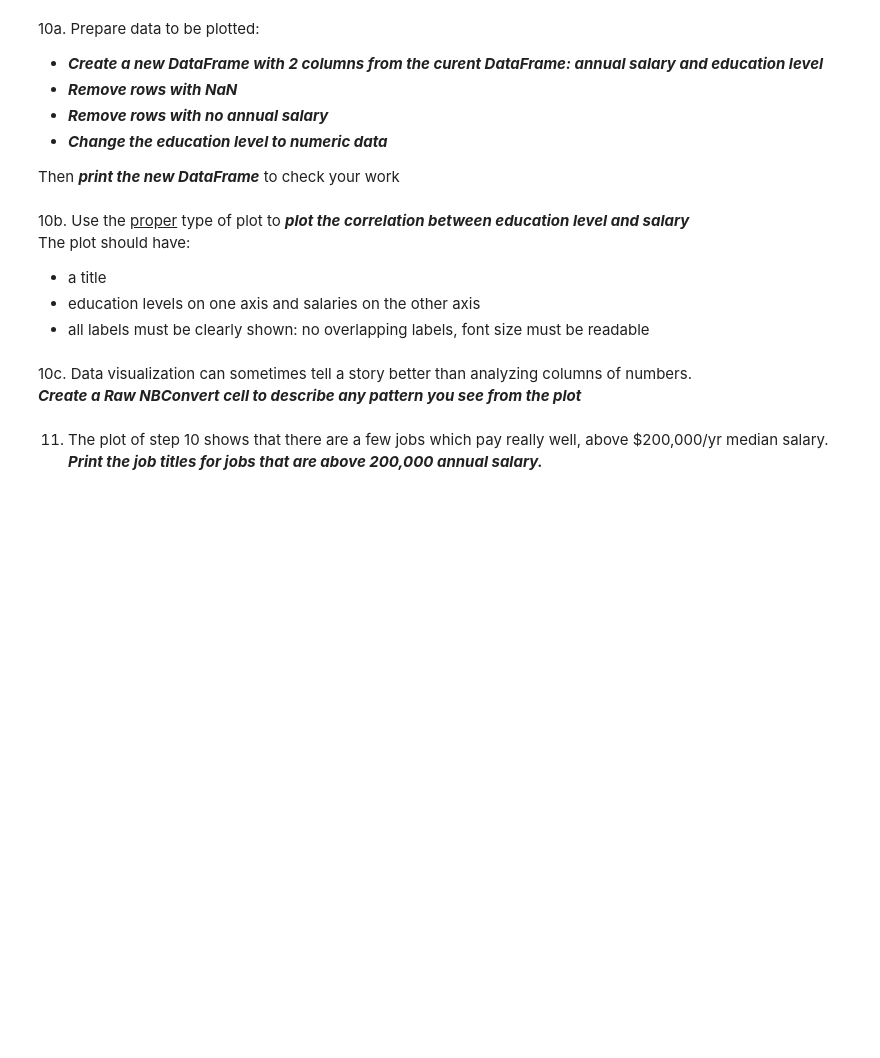
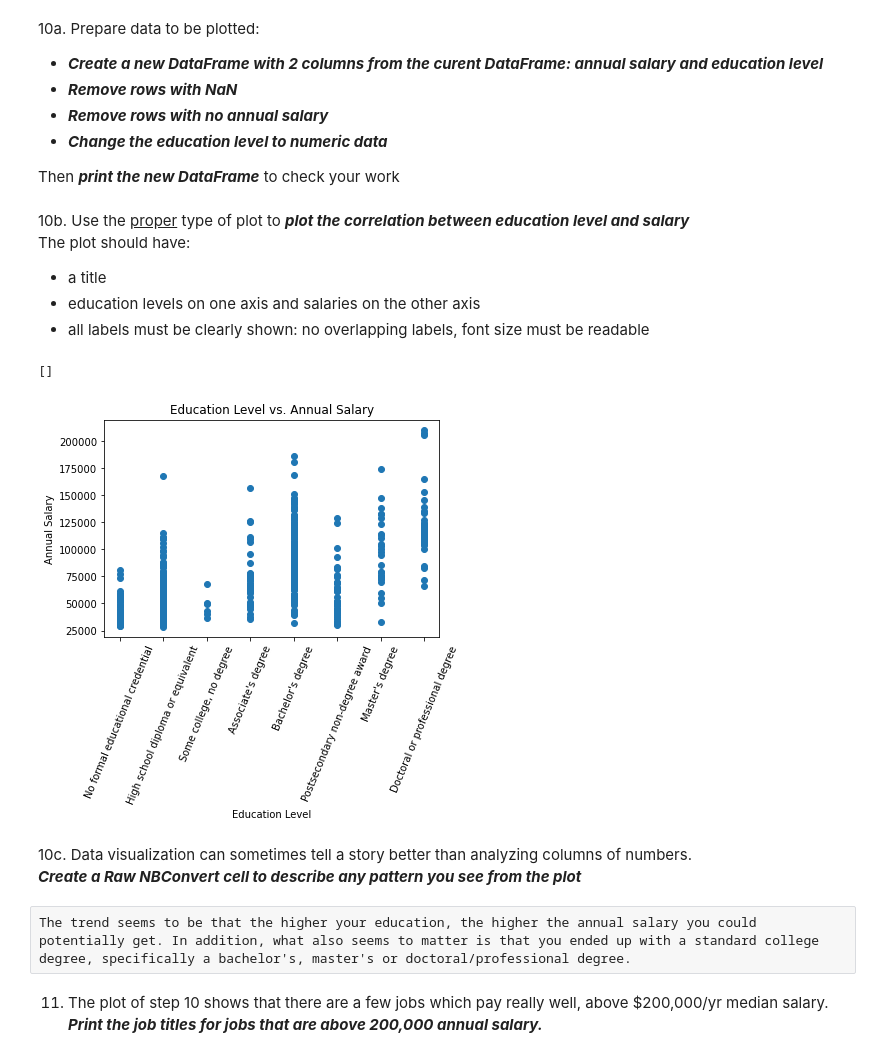
Before and after one commit to Pratyush-Shanbhag/Introduction_To_Data_Science, a Jupyter notebook: Lab_2/lab2.ipynb, the cells around one changed output. Drawn from its saved outputs; the diff is of its cells as text; code cells hidden in the pictures; blank space fills up the shorter version.

```diff
--- a/Lab_2/lab2.ipynb
+++ b/Lab_2/lab2.ipynb
@@ -193,3 +193,9 @@ Legislators, Advertising and Promotions Managers`
 _You only need to show 1 level of education for the lab, but feel free to change to other levels to see what jobs are at other levels_
 # %%
 print("Jobs requiring a Bachelor's degree:")
+df_b_job = data.loc[data["education"] == "Bachelor's degree"]["title"].unique()
+for i in range(np.shape(df_b_job)[0]):
+    if i%2 == 0:
+        print(f"{df_b_job[i]}, ", end="")
+    else:
+        print(df_b_job[i])
@@ -200,3 +224,6 @@ Some of the rows have an hourly pay but no annual pay. We want to calculate the
 
 9a. ***Show the index of the rows with no annual pay but have hourly pay.***<br>
 A pay value of 0 means that there is no data.
+# %%
+indices = np.where(data["annual"] == 0)
+indices
@@ -205,6 +242,9 @@ A pay value of 0 means that there is no data.
 Then ***print the annual pay of those rows***
 
 The annual pay = hourly pay * 40 * 52
+# %%
+for i in indices:
+    data.loc[i, "annual"] = data.loc[i, "hour"] * 40 * 52
 # %% [markdown]
 10. Follow the steps below to plot the education vs salary to see if there are correlations<br>
 # %% [markdown]
@@ -215,15 +255,35 @@ The annual pay = hourly pay * 40 * 52
 - ***Change the education level to numeric data***
 
 Then ***print the new DataFrame*** to check your work
+# %%
+salary_vs_ed = data[["annual", "education"]].copy()
+salary_vs_ed.dropna()
+salary_vs_ed.drop(salary_vs_ed[salary_vs_ed["annual"] == 0].index, inplace=True)
+ed_lvl = {"No formal educational credential": 0, "High school diploma or equivalent": 1, "Some college, no degree": 2,
+          "Associate's degree": 3, "Bachelor's degree": 4, "Postsecondary non-degree award": 5,
+          "Master's degree": 6, "Doctoral or professional degree": 7}
+salary_vs_ed["education"].replace(ed_lvl, inplace=True)
 # %% [markdown]
 10b. Use the <u>proper</u> type of plot to ***plot the correlation between education level and salary***<br>
 The plot should have:
 - a title
 - education levels on one axis and salaries on the other axis
 - all labels must be clearly shown: no overlapping labels, font size must be readable
+# %%
+plt.title("Education Level vs. Annual Salary")
+plt.xlabel("Education Level")
+plt.ylabel("Annual Salary")
+plt.xticks(np.arange(8), ed_lvl.keys(), rotation=67.5)
+plt.scatter(salary_vs_ed["education"], salary_vs_ed["annual"])
+plt.plot()
+# %% [output]
+[]
+[figure, added]
 # %% [markdown]
 10c. Data visualization can sometimes tell a story better than analyzing columns of numbers.<br>
 ***Create a Raw NBConvert cell to describe any pattern you see from the plot***
+# %% [raw]
+The trend seems to be that the higher your education, the higher the annual salary you could potentially get. In addition, what also seems to matter is that you ended up with a standard college degree, specifically a bachelor's, master's or doctoral/professional degree.
 # %% [markdown]
 11. The plot of step 10 shows that there are a few jobs which pay really well, above $200,000/yr median salary.<br>
 ***Print the job titles for jobs that are above 200,000 annual salary.***
```
Also changed, not shown: parts of 2 cells of this notebook.
